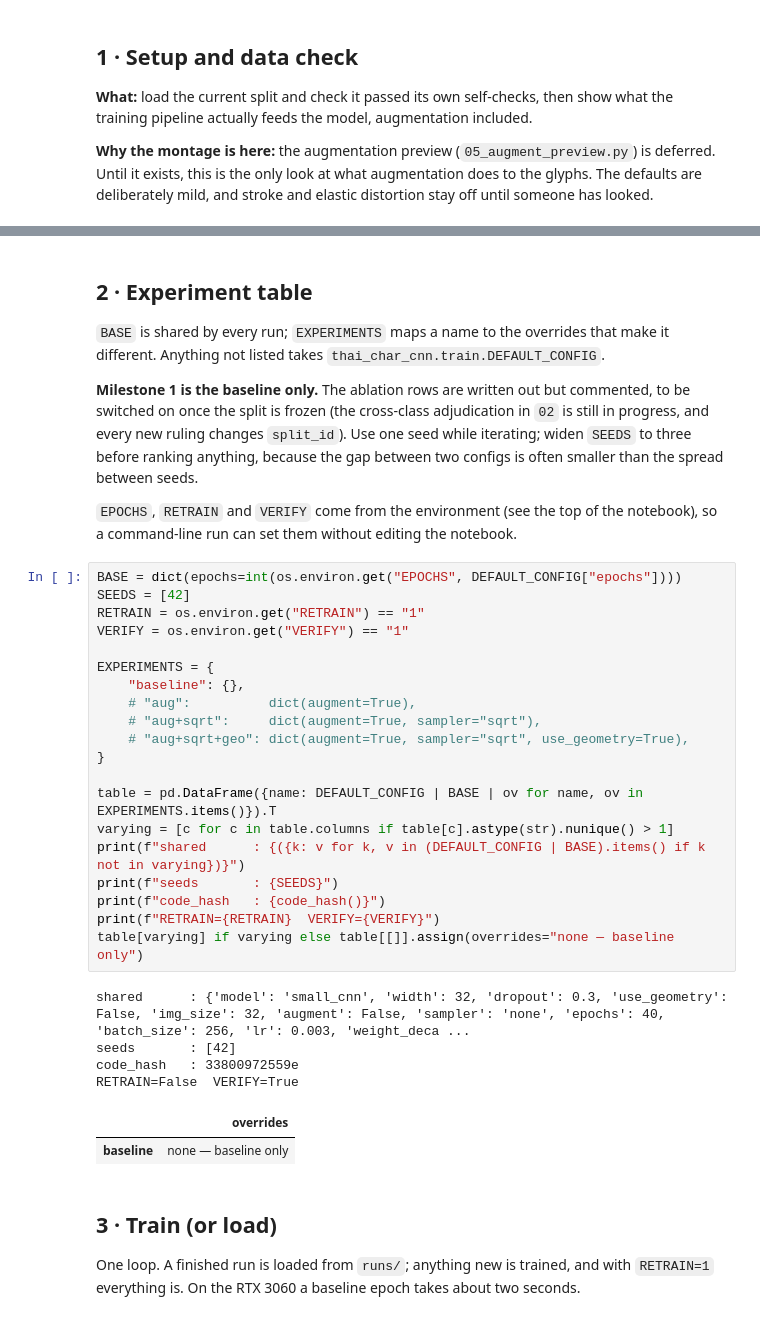
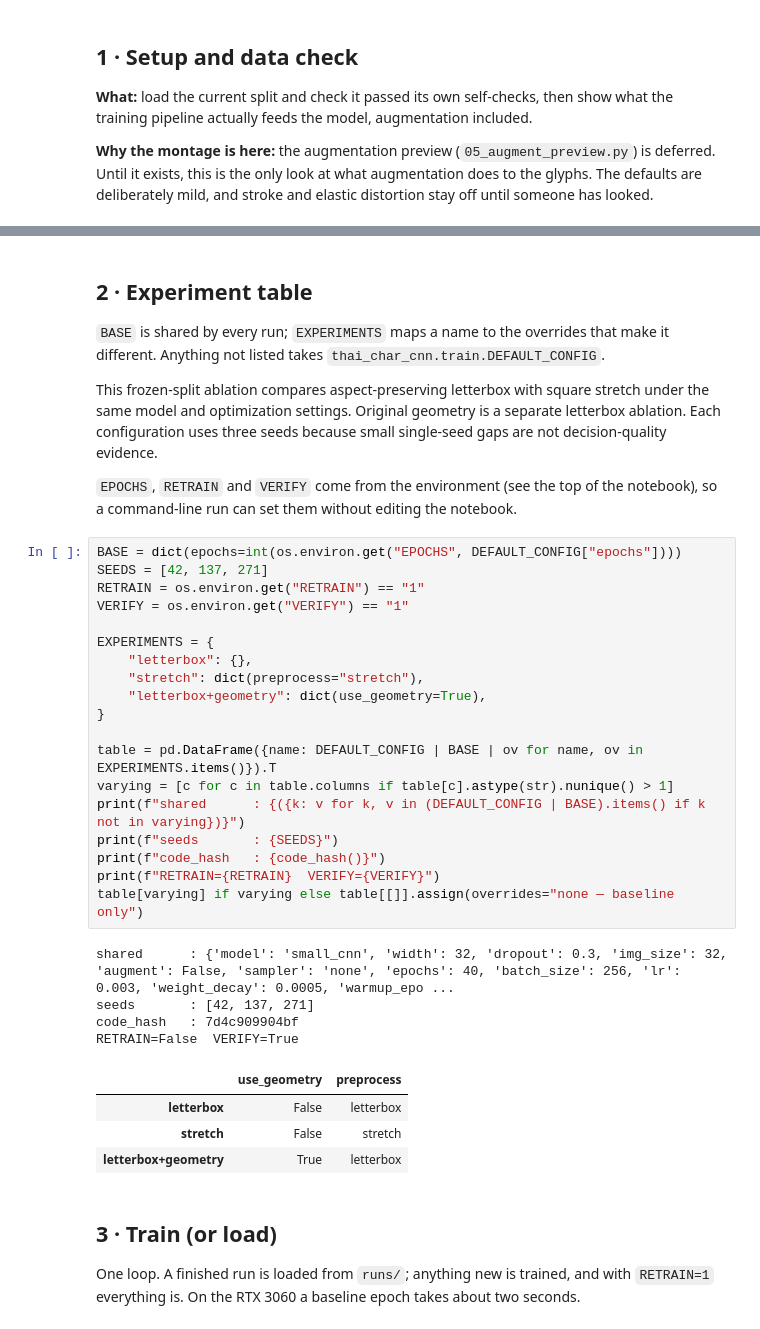
Before and after one commit to lemasc/thai-char-cnn, a Jupyter notebook: notebooks/04_train.ipynb, the cells around one changed output, grey strips where cells are left out. Drawn from its saved outputs; the diff is of its cells as text.

Commit message:
feat(train): compare image preprocessing (stretch, letterbox)

```diff
--- a/notebooks/04_train.ipynb
+++ b/notebooks/04_train.ipynb
@@ -124,41 +122,40 @@ plt.show()
 `BASE` is shared by every run; `EXPERIMENTS` maps a name to the overrides that make it different.
 Anything not listed takes `thai_char_cnn.train.DEFAULT_CONFIG`.
 
-**Milestone 1 is the baseline only.** The ablation rows are written out but commented, to be
-switched on once the split is frozen (the cross-class adjudication in `02` is still in progress,
-and every new ruling changes `split_id`). Use one seed while iterating; widen `SEEDS` to three
-before ranking anything, because the gap between two configs is often smaller than the spread
-between seeds.
+This frozen-split ablation compares aspect-preserving letterbox with square stretch under the
+same model and optimization settings. Original geometry is a separate letterbox ablation. Each
+configuration uses three seeds because small single-seed gaps are not decision-quality evidence.
 
 `EPOCHS`, `RETRAIN` and `VERIFY` come from the environment (see the top of the notebook), so a
 command-line run can set them without editing the notebook.
 # %%
 BASE = dict(epochs=int(os.environ.get("EPOCHS", DEFAULT_CONFIG["epochs"])))
-SEEDS = [42]
+SEEDS = [42, 137, 271]
 RETRAIN = os.environ.get("RETRAIN") == "1"
 VERIFY = os.environ.get("VERIFY") == "1"
 
 EXPERIMENTS = {
-    "baseline": {},
-    # "aug":          dict(augment=True),
-    # "aug+sqrt":     dict(augment=True, sampler="sqrt"),
-    # "aug+sqrt+geo": dict(augment=True, sampler="sqrt", use_geometry=True),
+    "letterbox": {},
+    "stretch": dict(preprocess="stretch"),
+    "letterbox+geometry": dict(use_geometry=True),
 }
 
 table = pd.DataFrame({name: DEFAULT_CONFIG | BASE | ov for name, ov in EXPERIMENTS.items()}).T
 varying = [c for c in table.columns if table[c].astype(str).nunique() > 1]
 print(f"shared      : {({k: v for k, v in (DEFAULT_CONFIG | BASE).items() if k not in varying})}")
 print(f"seeds       : {SEEDS}")
 print(f"code_hash   : {code_hash()}")
 print(f"RETRAIN={RETRAIN}  VERIFY={VERIFY}")
 table[varying] if varying else table[[]].assign(overrides="none — baseline only")
 # %% [output]
-shared      : {'model': 'small_cnn', 'width': 32, 'dropout': 0.3, 'use_geometry': False, 'img_size': 32, 'augment': False, 'sampler': 'none', 'epochs': 40, 'batch_size': 256, 'lr': 0.003, 'weight_deca ...
-seeds       : [42]
-code_hash   : 33800972559e
+shared      : {'model': 'small_cnn', 'width': 32, 'dropout': 0.3, 'img_size': 32, 'augment': False, 'sampler': 'none', 'epochs': 40, 'batch_size': 256, 'lr': 0.003, 'weight_decay': 0.0005, 'warmup_epo ...
+seeds       : [42, 137, 271]
+code_hash   : 7d4c909904bf
 RETRAIN=False  VERIFY=True
-|  | overrides |
-| baseline | none — baseline only |
+|  | use_geometry | preprocess |
+| letterbox | False | letterbox |
+| stretch | False | stretch |
+| letterbox+geometry | True | letterbox |
 # %% [markdown]
 ## 3 · Train (or load)
 
```
Also changed, not shown: parts of 8 cells of this notebook, 5 other files.
